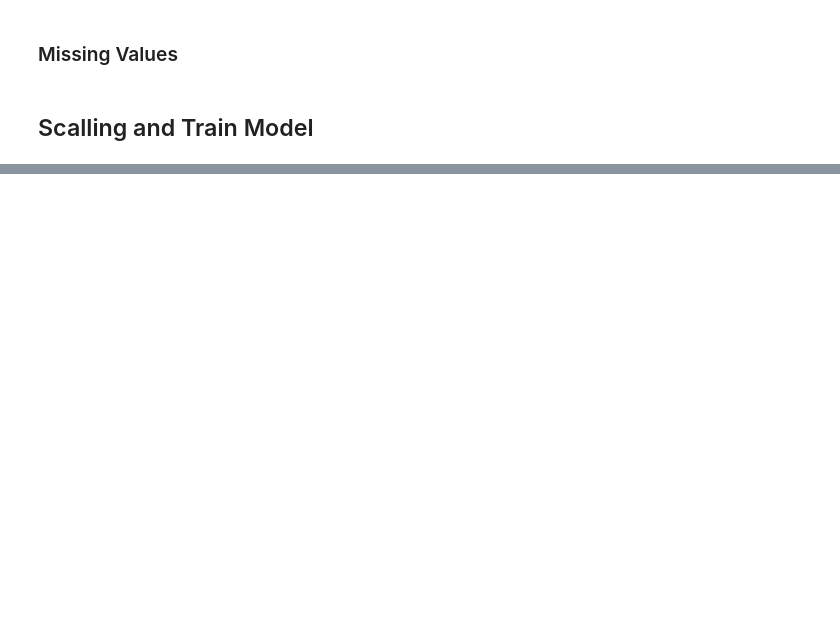
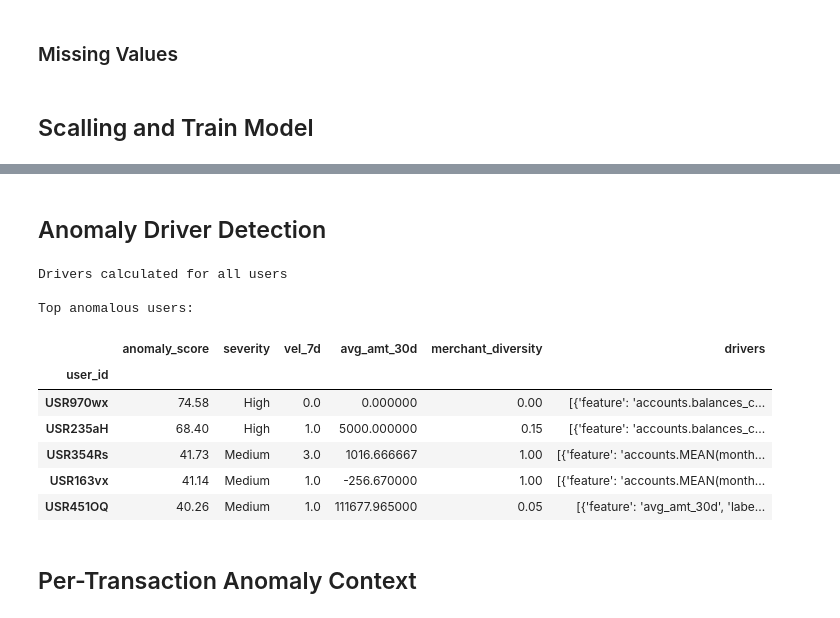
Before and after one commit to Yunnna005/FYP, a Jupyter notebook: Data/models/anomaly_detection.ipynb, the cells around one changed output, grey strips where cells are left out. Saved outputs shown, nothing was run; the diff lists cells and outputs as text; code cells hidden in the pictures; blank space fills up the shorter version.

```diff
--- a/Data/models/anomaly_detection.ipynb
+++ b/Data/models/anomaly_detection.ipynb
@@ -79,0 +176,76 @@ X_scaled = scaler.fit_transform(X)
+# %% [markdown]
+## Anomaly Driver Detection
+# %%
+FEATURE_LABELS = {
+    'vel_1d':                                        'Transactions today',
+    'vel_7d':                                        'Transactions this week',
+    'vel_30d':                                       'Transactions this month',
+    'count_30d':                                     'Transaction count (30d)',
+    'accounts.COUNT(transactions)':                 'Total transactions ever',
+    'avg_amt_30d':                                   'Avg transaction amount (30d)',
+    'accounts.MEAN(transactions.amount)':           'All-time avg transaction amount',
+    'accounts.MAX(transactions.amount)':            'Largest transaction ever',
+    'accounts.MEAN(monthly_stats.total_spend)':     'Avg monthly spend',
+    'accounts.MAX(monthly_stats.total_spend)':      'Highest single-month spend',
+    'accounts.SUM(monthly_stats.total_spend)':      'Lifetime total spend',
+    'accounts.balances_current':                    'Current balance',
+    'days_since_last':                              'Days since last transaction',
+    'accounts.TIME_SINCE_LAST(transactions.date)':  'Seconds since last transaction',
+    'merchant_diversity':                           'Unique merchants visited',
+    'new_merchant_count':                           'New merchants explored',
+}
+
+population_medians = X.median()
+
+def identify_drivers(user_id, top_n=3):
+    if user_id not in X.index:
+        return []
+
+    user_row   = X.loc[user_id]
+    deviations = {}
+
+    for col in available_features:
+        if col not in X.columns:
+            continue
+        median_val = population_medians[col]
+        user_val   = user_row[col]
+        deviations[col] = abs(user_val - median_val) / (abs(median_val) + 1e-9)
+
+    top = sorted(deviations.items(), key=lambda x: x[1], reverse=True)[:top_n]
+
+    results = []
+    for feat, deviation in top:
+        user_val   = round(float(user_row[feat]), 2)
+        median_val = round(float(population_medians[feat]), 2)
+        direction  = 'above' if user_val > median_val else 'below'
+        label      = FEATURE_LABELS.get(feat, feat)
+        results.append({
+            'feature':           feat,
+            'label':             label,
+            'user_value':        user_val,
+            'population_median': median_val,
+            'direction':         direction,
+            'deviation_x':       round(deviation, 2),
+            'explanation':       f"{label}: {user_val} (median is {median_val} — you are {direction} average by {round(deviation,1)}x)"
+        })
+    return results
+
+anomaly_df['drivers'] = anomaly_df.index.to_series().apply(identify_drivers)
+
+print('Drivers calculated for all users')
+print('\nTop anomalous users:')
+anomalous_users = anomaly_df[anomaly_df['is_anomaly']].sort_values('anomaly_score', ascending=False)
+display(anomalous_users[['anomaly_score', 'severity', 'vel_7d', 'avg_amt_30d', 'merchant_diversity', 'drivers']].head(10))
+# %% [output]
+Drivers calculated for all users
+
+Top anomalous users:
+|  | anomaly_score | severity | vel_7d | avg_amt_30d | merchant_diversity | drivers |
+| user_id |  |  |  |  |  |  |
+| USR970wx | 74.58 | High | 0.0 | 0.000000 | 0.00 | [{'feature': 'accounts.balances_c... |
+| USR235aH | 68.40 | High | 1.0 | 5000.000000 | 0.15 | [{'feature': 'accounts.balances_c... |
+| USR354Rs | 41.73 | Medium | 3.0 | 1016.666667 | 1.00 | [{'feature': 'accounts.MEAN(month... |
+| USR163vx | 41.14 | Medium | 1.0 | -256.670000 | 1.00 | [{'feature': 'accounts.MEAN(month... |
+| USR451OQ | 40.26 | Medium | 1.0 | 111677.965000 | 0.05 | [{'feature': 'avg_amt_30d', 'labe... |
+# %% [markdown]
+## Per-Transaction Anomaly Context
```
Also changed, not shown: parts of 17 cells of this notebook, 1 other file.
